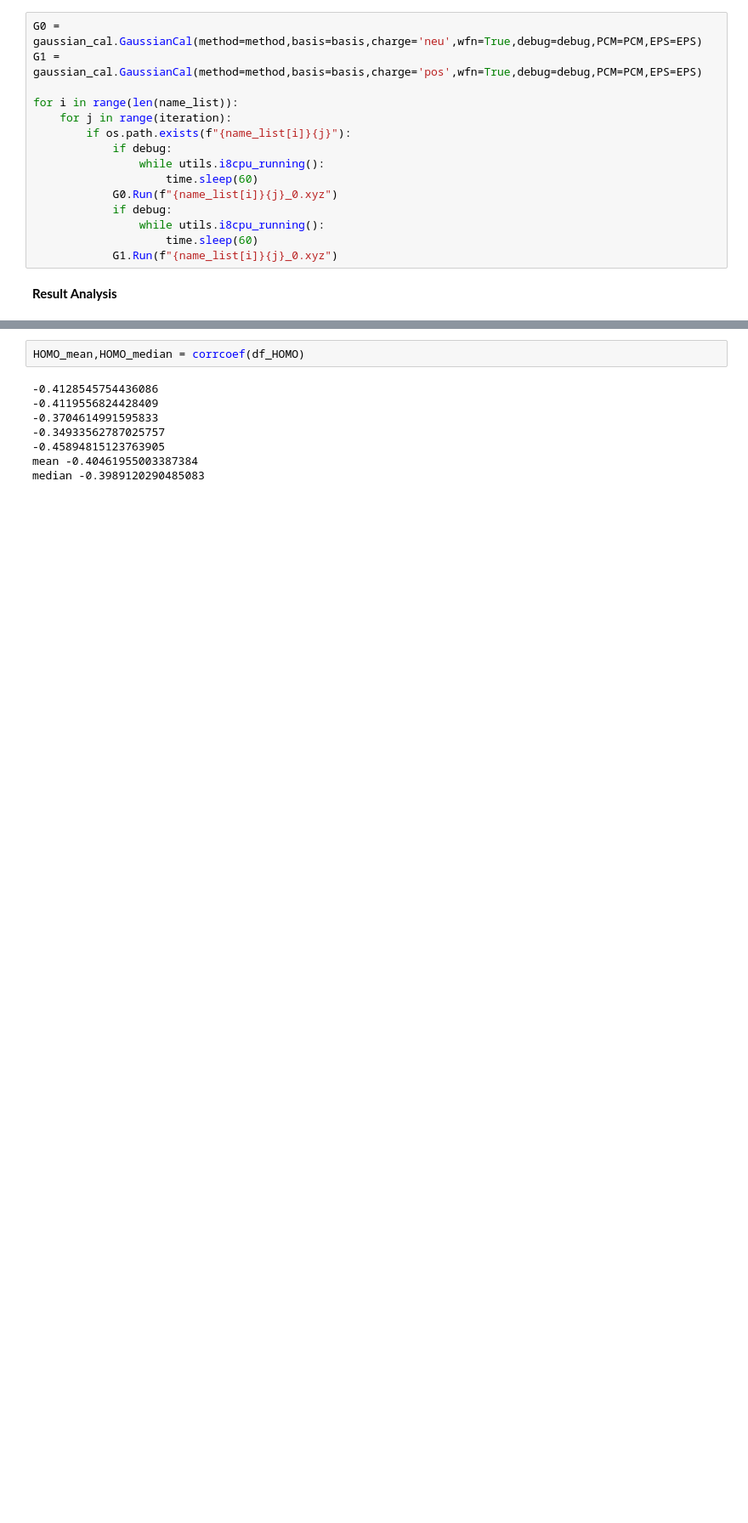
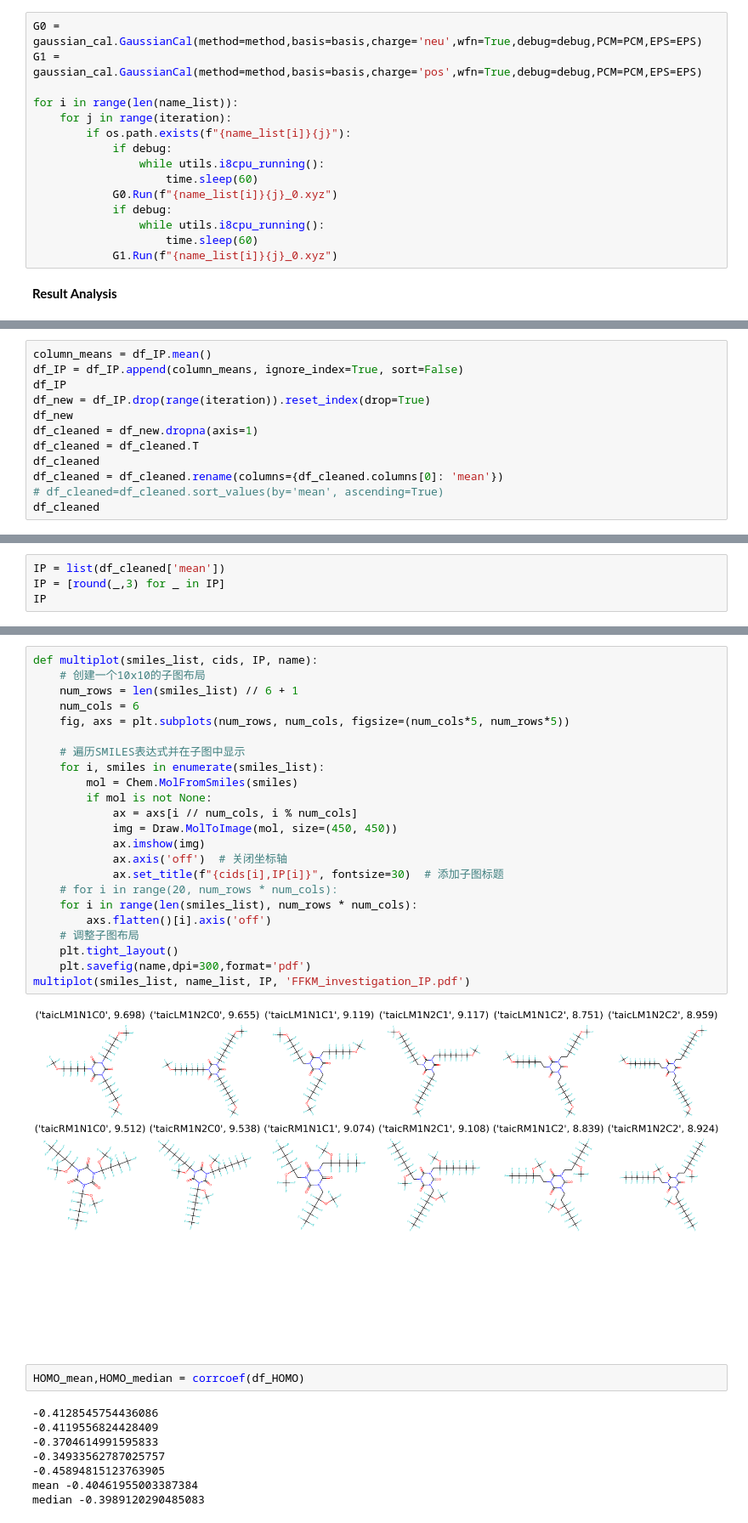
Before and after one commit to thyheal/electret_cal, a Jupyter notebook: flow.ipynb, the cells around one changed output, grey strips where cells are left out. Shown at 85% size. Drawn from its saved outputs; the diff is of its cells as text; blank space fills up the shorter version.

```diff
--- a/flow.ipynb
+++ b/flow.ipynb
@@ -134,0 +172,12 @@ df_HOMO
+# %%
+column_means = df_IP.mean()
+df_IP = df_IP.append(column_means, ignore_index=True, sort=False)
+df_IP
+df_new = df_IP.drop(range(iteration)).reset_index(drop=True)
+df_new
+df_cleaned = df_new.dropna(axis=1)
+df_cleaned = df_cleaned.T
+df_cleaned
+df_cleaned = df_cleaned.rename(columns={df_cleaned.columns[0]: 'mean'})
+# df_cleaned=df_cleaned.sort_values(by='mean', ascending=True)
+df_cleaned
@@ -134,0 +198,4 @@ df_HOMO
+# %%
+IP = list(df_cleaned['mean'])
+IP = [round(_,3) for _ in IP]
+IP
@@ -135,3 +215,28 @@ df_HOMO
+# %%
+def multiplot(smiles_list, cids, IP, name):
+    # 创建一个10x10的子图布局
+    num_rows = len(smiles_list) // 6 + 1
+    num_cols = 6
+    fig, axs = plt.subplots(num_rows, num_cols, figsize=(num_cols*5, num_rows*5))
+
+    # 遍历SMILES表达式并在子图中显示
+    for i, smiles in enumerate(smiles_list):
+        mol = Chem.MolFromSmiles(smiles)
+        if mol is not None:
+            ax = axs[i // num_cols, i % num_cols]
+            img = Draw.MolToImage(mol, size=(450, 450))
+            ax.imshow(img)
+            ax.axis('off')  # 关闭坐标轴
+            ax.set_title(f"{cids[i],IP[i]}", fontsize=30)  # 添加子图标题
+    # for i in range(20, num_rows * num_cols):
+    for i in range(len(smiles_list), num_rows * num_cols):
+        axs.flatten()[i].axis('off')
+    # 调整子图布局
+    plt.tight_layout()
+    plt.savefig(name,dpi=300,format='pdf')
+multiplot(smiles_list, name_list, IP, 'FFKM_investigation_IP.pdf')
+# %% [output]
+[figure, added]
 # %%
 HOMO_mean,HOMO_median = corrcoef(df_HOMO)
 # %% [output]
```
Also changed, not shown: parts of 18 cells of this notebook, 39 other files.
